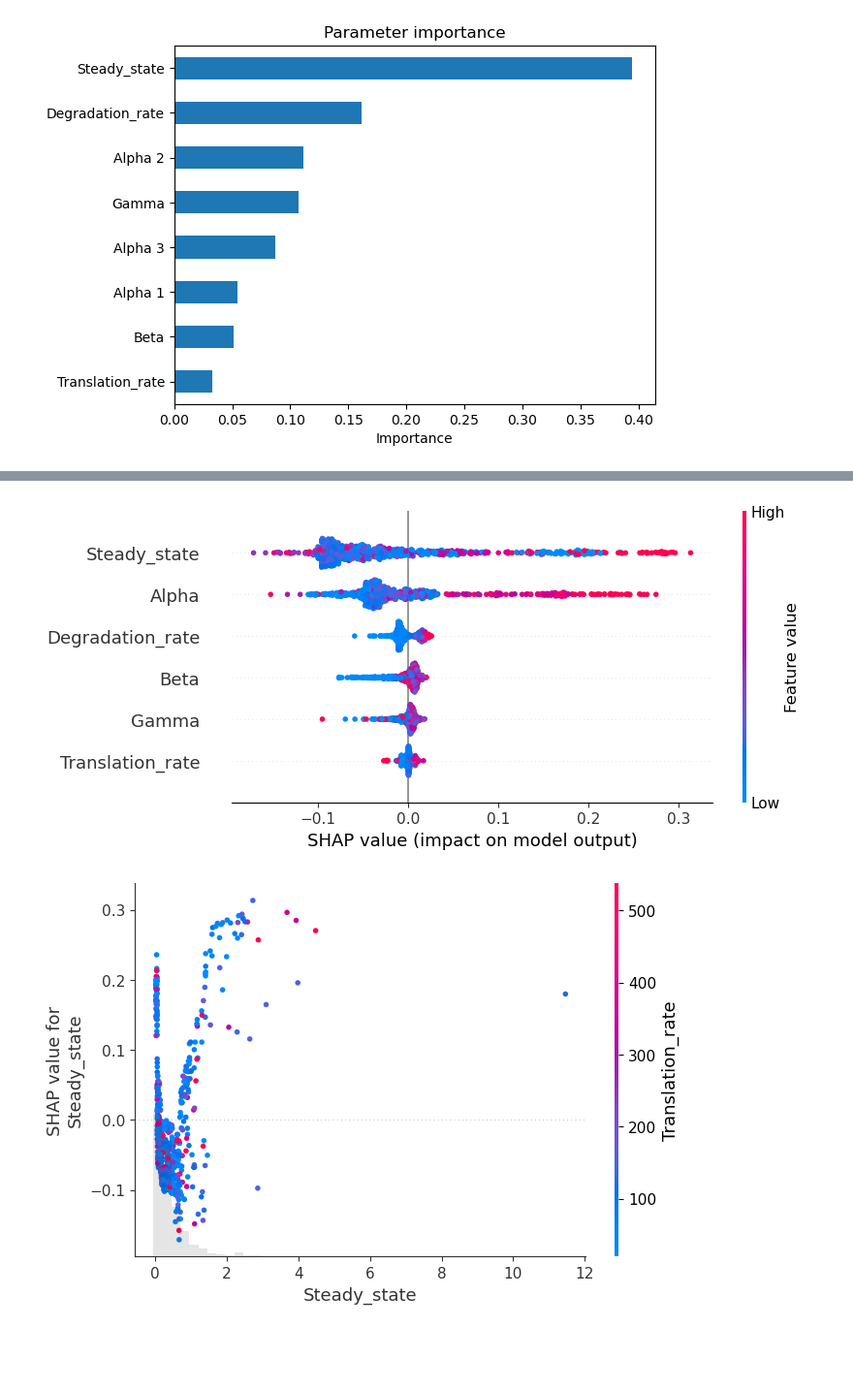
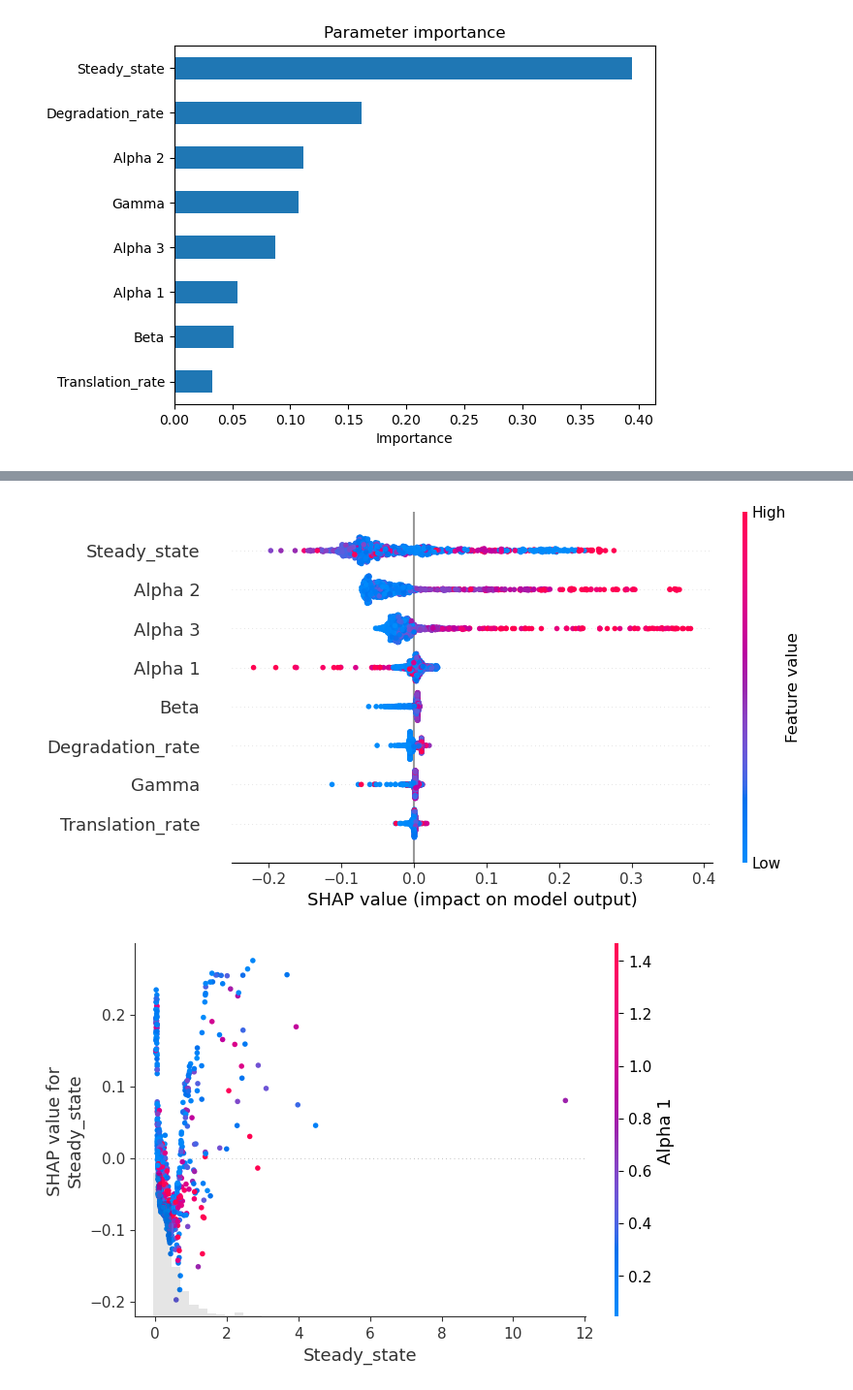
Before and after one commit to reliscu/chronocell_simulations, a Jupyter notebook: simulate_data.ipynb, the cells around one changed output, grey strips where cells are left out. Shown at 97% size. Cells and saved outputs as stored; diff of their text form; code cells hidden in the pictures; blank space fills up the shorter version.

Commit message:
additional plotting

```diff
--- a/simulate_data.ipynb
+++ b/simulate_data.ipynb
@@ -50,8 +50,8 @@ deg_rate_sd = 1.5
 # %%
 # Simulate data
 
-n = 1000 # No. cells per lineage
-p = 1000 # No. genes
+n = 2000 # No. cells per lineage
+p = 500 # No. genes
 topo = np.array([[0, 1, 2], [0, 1, 3]])
 tau = (0, 6, 12)
 
@@ -204,7 +206,7 @@ pca = PCA(n_components=3)
 traj_pca = pca.fit_transform(combined_traj.T)
 
 # === Step 3: Clustering ===
-kmeans = KMeans(n_clusters=2, random_state=0)
+kmeans = KMeans(n_clusters=3, random_state=0)
 data['Cluster'] = kmeans.fit_predict(traj_pca)
 data['PC1'] = traj_pca[:,0]
 data['PC2'] = traj_pca[:,1]
@@ -217,6 +219,14 @@ plt.xlabel('PC1')
 plt.ylabel('PC2')
 plt.tight_layout()
 plt.show()
+
+# plt.figure(figsize=(8, 6))
+# sns.scatterplot(x='PC1', y='PC2', data=data, hue='Degradation_rate')
+# plt.title('PCA of RNA + protein trajectories')
+# plt.xlabel('PC1')
+# plt.ylabel('PC2')
+# plt.tight_layout()
+# plt.show()
 
 plt.figure(figsize=(8, 6))
 sns.scatterplot(x='PC1', y='PC2', data=data, hue='Cluster', palette='Set2')
@@ -233,8 +243,8 @@ print(data.groupby('Cluster').mean().sort_values('Cor'))
 for c in sorted(data['Cluster'].unique()):
     idx = data[data['Cluster'] == c].index[0]  # random gene in cluster
     plt.figure(figsize=(8, 4))
-    plt.scatter(true_t, Y_norm[:,idx], label='RNA', s=2)
-    plt.scatter(true_t, P_norm[:,idx], label='Protein', s=2)
+    plt.scatter(true_t[true_l == 0], Y[:n, idx, 1] / np.max(Y[:n, idx, 1]), label='RNA', s=2)
+    plt.scatter(true_t[true_l == 0], P[:n,idx] / np.max(P[:n,idx]), label='Protein', s=2)
     plt.title(f'Trajectory example - cluster {c} (gene {idx})')
     plt.xlabel('Time')
     plt.ylabel('Abundance')
@@ -405,33 +422,33 @@ R-squared: 0.12777514700365145
 import pandas as pd
 import shap
 import numpy as np
 import matplotlib.pyplot as plt
 from sklearn.ensemble import RandomForestRegressor
 from sklearn.model_selection import train_test_split
 
 # 1. Prepare features and target
 X = data[param_cols]
 y = data['Cor']
 
 # 2. Train/test split (optional but recommended for evaluation)
 X_train, X_test, y_train, y_test = train_test_split(X, y, test_size=0.2, random_state=0)
 
 # 3. Fit Random Forest
 model = RandomForestRegressor(n_estimators=100, max_depth=5, random_state=0)
 model.fit(X_train, y_train)
 
 # 4. Create SHAP explainer with new API
 explainer = shap.Explainer(model, X_train)
 shap_values = explainer(X_train)  # Explanation object
 
 # 5. Plot summary (beeswarm)
 shap.plots.beeswarm(shap_values, max_display=10)
 
 # 6. Plot dependence (e.g. Gamma vs Cor, colored by Translation_rate)
-shap.plots.scatter(shap_values[:, "Steady_state"], color=shap_values[:, "Translation_rate"])
+shap.plots.scatter(shap_values[:, "Steady_state"], color=shap_values[:, "Alpha 1"])
 
 # 7. If you want bar plot of mean |SHAP| values:
 shap.plots.bar(shap_values, max_display=10)
 # %% [output]
-[figure, old version]
+[figure, new version]
-[figure, old version]
+[figure, new version]
```
Also changed, not shown: parts of 12 cells of this notebook.
